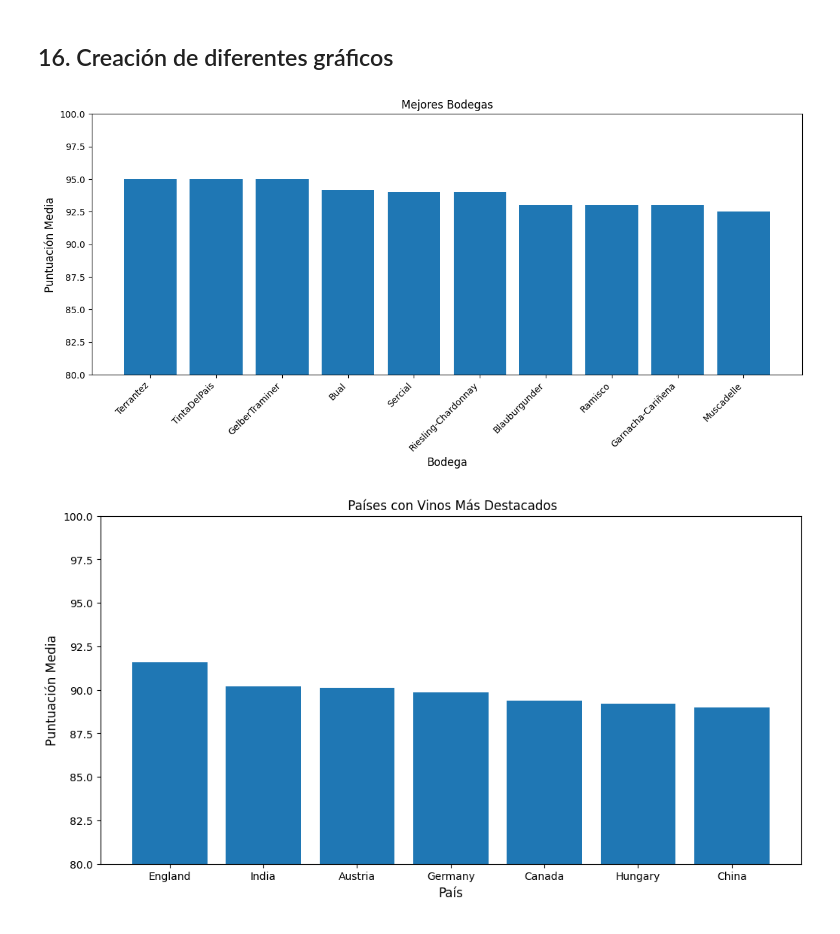
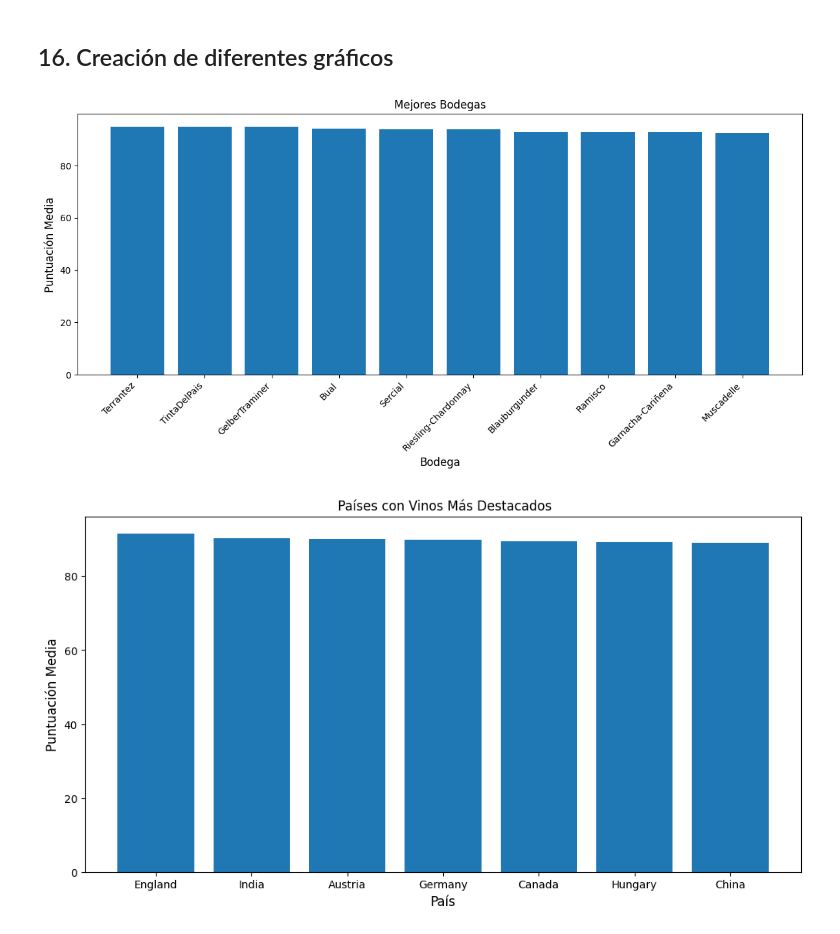
Before and after one commit to Dianathecoder/Wine-Tasting_Dataset, a Jupyter notebook: analisis.ipynb, the cells around one changed output. Drawn from its saved outputs; the diff is of its cells as text; code cells hidden in the pictures.

```diff
--- a/analisis.ipynb
+++ b/analisis.ipynb
@@ -749,11 +736,10 @@ Name: price, dtype: float64
 #GRAFICO CON MEJORES RESEÑAS
 puntos_promedio_bodega = agrupacion_variety["points"].mean().sort_values(ascending=False)
 
-# Top 10 bodegas (o variedades) por puntuación media
+# Top 10 bodegas por puntuación media
 top10_bodegas = puntos_promedio_bodega.head(10)
 
 
-# Labels y valores
 labels = list(top10_bodegas.index)
 heights = list(top10_bodegas.values)
 
@@ -763,9 +749,9 @@ plt.title("Mejores Bodegas", fontsize=12)
 plt.ylabel("Puntuación Media", fontsize=12)
 plt.xlabel("Bodega", fontsize=12)
 
-plt.ylim(80, 100)
+
 plt.bar(labels, heights)
-plt.xticks(rotation=45, ha='right')  # Para que no se encimen los nombres
+plt.xticks(rotation=45, ha='right')
 plt.tight_layout()
 plt.show()
 
@@ -774,7 +760,6 @@ plt.show()
 # Top 10 países por puntuación media
 top7_paises_points = df.groupby('country')['points'].mean().sort_values(ascending=False).head(7)
 
-# Listas para labels y heights
 labels = list(top7_paises_points.index)
 heights = list(top7_paises_points.values)
 
@@ -782,16 +767,15 @@ plt.figure(figsize=(12,6))
 plt.title(" Países con Vinos Más Destacados", fontsize=12)
 plt.ylabel("Puntuación Media", fontsize=12)
 plt.xlabel("País", fontsize=12)
-plt.ylim(80, 100)
 plt.bar(labels, heights)
 plt.show()
 
 
 # Cantidad de vino por pais
 # Cantidad de vinos por país, solo top 10 de los mismos países que arriba
-cantidad_vinos = df['country'].value_counts()[labels]  # mismo orden de labels
+cantidad_vinos = df['country'].value_counts()[labels]
 
-# Coordenadas
+
 x = list(cantidad_vinos.values)
 y = np.arange(len(cantidad_vinos))
 
@@ -806,18 +790,16 @@ plt.show()
 
 
 #GRAFICO PAISES MENOS PUNTUACION MÁS CAROS DE ESPAÑA
-# Filtrar España y datos válidos
+# Filtrar España
 df_es = df.dropna(subset=['price', 'points'])
 df_es = df_es[df_es['country'] == 'Spain'].copy()
 
-# Calcular price_per_point
 df_es['price_per_point'] = df_es['price'] / df_es['points']
 
-# Obtener top 7 más caros por punto
+# Obtener top 7 más caros
 top7_sobrevalorados_es = df_es.sort_values(by='price_per_point', ascending=False).head(7)
 
 
-# Listas para gráfico
 x = list(range(1, len(top7_sobrevalorados_es)+1))
 y = top7_sobrevalorados_es['price_per_point'].values
 labels = top7_sobrevalorados_es['title'].values
@@ -841,37 +823,37 @@ top7_mejor_calidad_precio_es = df_es.sort_values(
     by='price_per_point', ascending=True
 ).head(7)
 
-# Listas para gráfico
+
 x = list(range(1, len(top7_mejor_calidad_precio_es) + 1))
 y = top7_mejor_calidad_precio_es['price_per_point'].values
 labels = top7_mejor_calidad_precio_es['title'].values
 
 plt.figure(figsize=(12,6))
 plt.plot(x, y, marker='o', linestyle='-')
 
 plt.xticks(x, labels, rotation=45, ha='right')
 plt.title("Vinos Españoles con Mejor Relación Calidad-Precio", fontsize=14)
 plt.xlabel("Vino", fontsize=12)
 plt.ylabel("Precio por Punto ($/pt)", fontsize=12)
 plt.grid(True, linestyle='--', alpha=0.5)
 
 plt.tight_layout()
 plt.show()
 
 
 
 #GRAFICO PARA VER LA IMPORTANCIA DE LAS RESEÑAS
 plt.figure(figsize=(8,6))
 plt.scatter(df["review_lenght"], df["points"], alpha=0.3)
 
 plt.xlabel("Longitud de la reseña")
 plt.ylabel("Puntuación")
 plt.title("Relación entre longitud de reseña y puntuación")
 
 plt.show()
 # %% [output]
-[figure, old version]
+[figure, new version]
-[figure, old version]
+[figure, new version]
 [figure]
 [figure]
 [figure]
```
Also changed, not shown: parts of 6 cells of this notebook.
